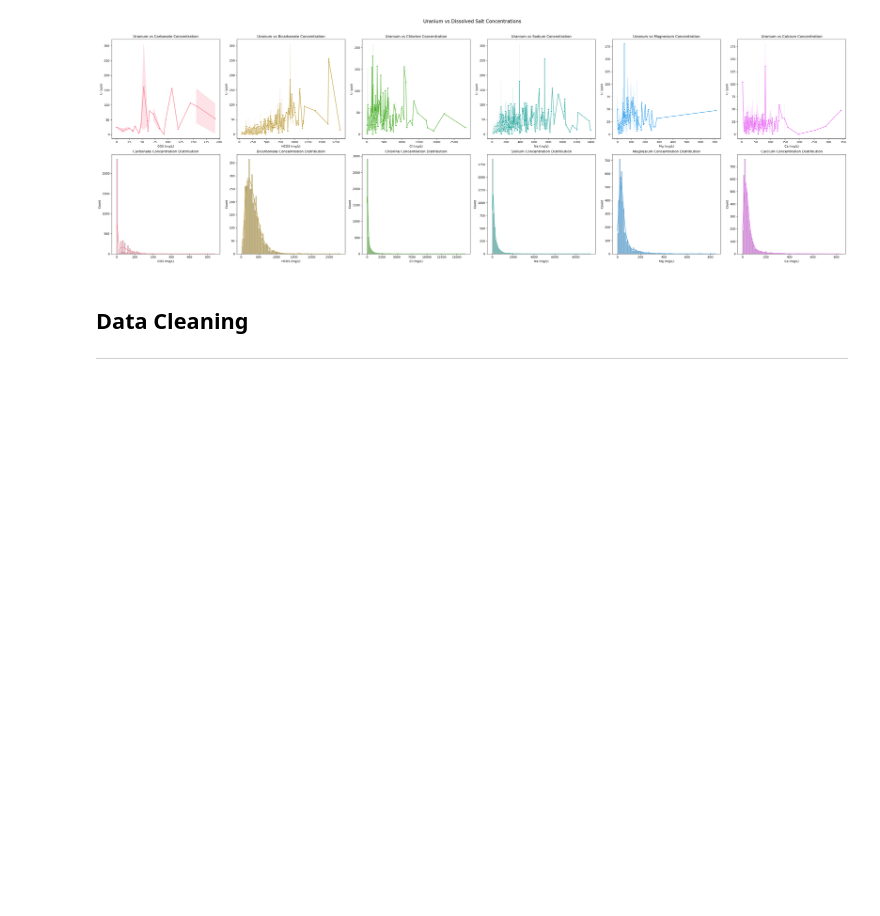
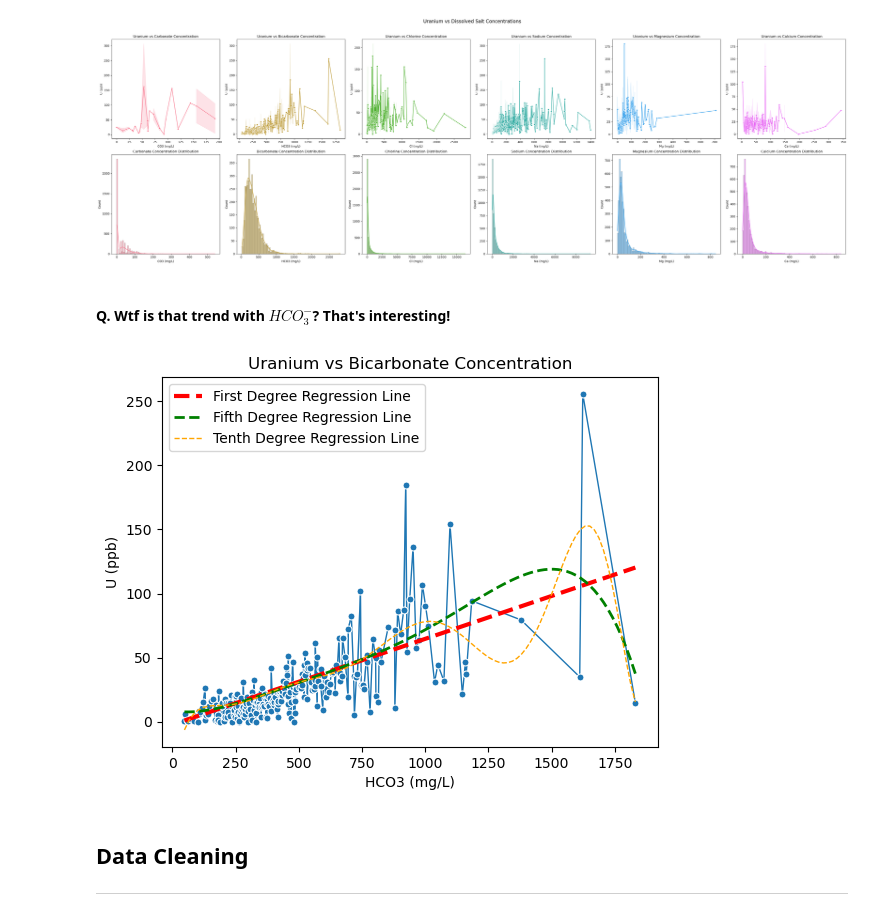
Before and after one commit to ikabrain/uranium-punjab-analysis, a Jupyter notebook: micro-study-2/relation.ipynb, the cells around one changed output. Drawn from its saved outputs; the diff is of its cells as text; code cells hidden in the pictures; blank space fills up the shorter version.

Commit message:
Plotted polynomial regression trends between Uranium and bicarbonate

```diff
--- a/micro-study-2/relation.ipynb
+++ b/micro-study-2/relation.ipynb
@@ -346,6 +346,20 @@ dissolved_salts = {
 linear_plot(df, dissolved_salts, title="Dissolved Salt")
 # %% [output]
 [figure]
+# %% [markdown]
+#### Q. Wtf is that trend with $HCO_3^-$? That's interesting!
+# %%
+sns.lineplot(data=df, x="HCO3 (mg/L)", y="U (ppb)", marker="o", markersize=5, linewidth=1, errorbar=("ci", False))
+sns.regplot(data=df, x="HCO3 (mg/L)", y="U (ppb)", line_kws={'color': 'red', 'linestyle': '--', "linewidth": 3}, scatter=False, order=1, label="First Degree Regression Line", ci=False)
+sns.regplot(data=df, x="HCO3 (mg/L)", y="U (ppb)", line_kws={'color': 'green', 'linestyle': '--', "linewidth": 2}, scatter=False, order=5, label="Fifth Degree Regression Line", ci=False)
+sns.regplot(data=df, x="HCO3 (mg/L)", y="U (ppb)", line_kws={'color': 'orange', 'linestyle': '--', "linewidth": 1}, scatter=False, order=10, label="Tenth Degree Regression Line", ci=False)
+plt.legend()
+plt.title(f"Uranium vs Bicarbonate Concentration")
+plt.xlabel("HCO3 (mg/L)")
+plt.ylabel("U (ppb)")
+plt.show()
+# %% [output]
+[figure, added]
 # %% [markdown]
 ## Data Cleaning
 ---
```
